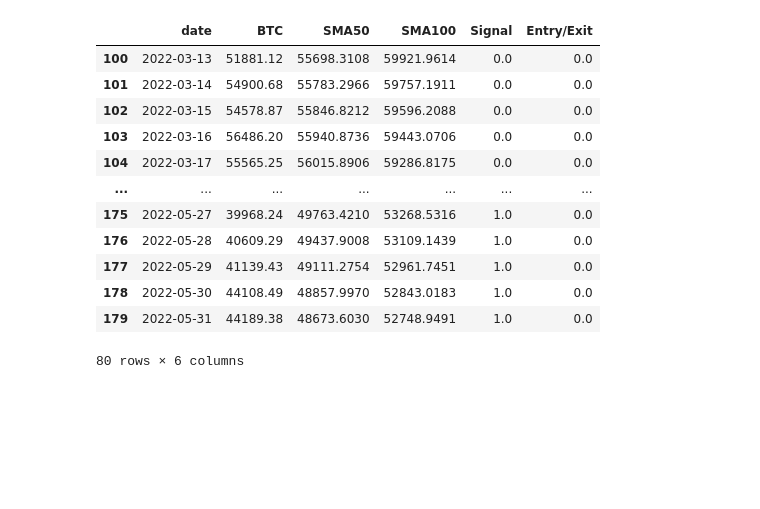
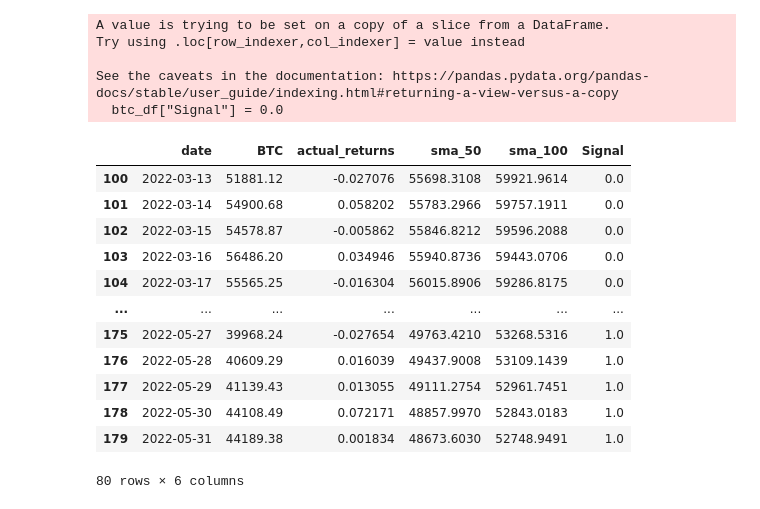
Before and after one commit to SamRoberts995/Project2_ML, a Jupyter notebook: Coding/Crypto_Algo.ipynb, the cells around one changed output. Cells and saved outputs as stored; diff of their text form; code cells hidden in the pictures; blank space fills up the shorter version.

```diff
--- a/Coding/Crypto_Algo.ipynb
+++ b/Coding/Crypto_Algo.ipynb
@@ -65,0 +19,7 @@ See the caveats in the documentation: https://pandas.pydata.org/pandas-docs/stab
+# %%
+# Create new DF
+btc_df = crypto_df[['date', 'BTC']]
+
+# Calculate the hourly returns using the closing prices and the pct_change function
+btc_df["actual_returns"] = btc_df["BTC"].pct_change()
+btc_df = btc_df.dropna()
@@ -65,0 +32,9 @@ See the caveats in the documentation: https://pandas.pydata.org/pandas-docs/stab
+# %%
+# Define a window size of 50 & 100
+short_window = 50
+long_window = 100
+
+# Create a simple moving average (SMA) using the short_window and assign this to a new columns called sma_fast
+btc_df["sma_50"] = btc_df["BTC"].rolling(window=short_window).mean()
+btc_df["sma_100"] = btc_df["BTC"].rolling(window=long_window).mean()
+btc_df = btc_df.dropna()
@@ -66,27 +52,35 @@ See the caveats in the documentation: https://pandas.pydata.org/pandas-docs/stab
 # %%
+# Create a new column in the btc_df called signal setting its value to zero.
+btc_df["Signal"] = 0.0
+
 # Generate the trading signal 0 or 1,
 # where 1 is the short-window (SMA50) is less than the long-window (SMA100)
 btc_df["Signal"][short_window:] = np.where(
-    btc_df["SMA50"][short_window:] < btc_df["SMA100"][short_window:], 1.0, 0.0
+    btc_df["sma_50"][short_window:] < btc_df["sma_100"][short_window:], 1.0, 0.0
 )
 
 # Review the DataFrame
 btc_df = btc_df.dropna()
 btc_df
 # %% [output]
+A value is trying to be set on a copy of a slice from a DataFrame.
+Try using .loc[row_indexer,col_indexer] = value instead
+
+See the caveats in the documentation: https://pandas.pydata.org/pandas-docs/stable/user_guide/indexing.html#returning-a-view-versus-a-copy
+  btc_df["Signal"] = 0.0
-|  | date | BTC | SMA50 | SMA100 | Signal | Entry/Exit |
-| 100 | 2022-03-13 | 51881.12 | 55698.3108 | 59921.9614 | 0.0 | 0.0 |
-| 101 | 2022-03-14 | 54900.68 | 55783.2966 | 59757.1911 | 0.0 | 0.0 |
-| 102 | 2022-03-15 | 54578.87 | 55846.8212 | 59596.2088 | 0.0 | 0.0 |
-| 103 | 2022-03-16 | 56486.20 | 55940.8736 | 59443.0706 | 0.0 | 0.0 |
-| 104 | 2022-03-17 | 55565.25 | 56015.8906 | 59286.8175 | 0.0 | 0.0 |
+|  | date | BTC | actual_returns | sma_50 | sma_100 | Signal |
+| 100 | 2022-03-13 | 51881.12 | -0.027076 | 55698.3108 | 59921.9614 | 0.0 |
+| 101 | 2022-03-14 | 54900.68 | 0.058202 | 55783.2966 | 59757.1911 | 0.0 |
+| 102 | 2022-03-15 | 54578.87 | -0.005862 | 55846.8212 | 59596.2088 | 0.0 |
+| 103 | 2022-03-16 | 56486.20 | 0.034946 | 55940.8736 | 59443.0706 | 0.0 |
+| 104 | 2022-03-17 | 55565.25 | -0.016304 | 56015.8906 | 59286.8175 | 0.0 |
 | ... | ... | ... | ... | ... | ... | ... |
-| 175 | 2022-05-27 | 39968.24 | 49763.4210 | 53268.5316 | 1.0 | 0.0 |
-| 176 | 2022-05-28 | 40609.29 | 49437.9008 | 53109.1439 | 1.0 | 0.0 |
-| 177 | 2022-05-29 | 41139.43 | 49111.2754 | 52961.7451 | 1.0 | 0.0 |
-| 178 | 2022-05-30 | 44108.49 | 48857.9970 | 52843.0183 | 1.0 | 0.0 |
-| 179 | 2022-05-31 | 44189.38 | 48673.6030 | 52748.9491 | 1.0 | 0.0 |
+| 175 | 2022-05-27 | 39968.24 | -0.027654 | 49763.4210 | 53268.5316 | 1.0 |
+| 176 | 2022-05-28 | 40609.29 | 0.016039 | 49437.9008 | 53109.1439 | 1.0 |
+| 177 | 2022-05-29 | 41139.43 | 0.013055 | 49111.2754 | 52961.7451 | 1.0 |
+| 178 | 2022-05-30 | 44108.49 | 0.072171 | 48857.9970 | 52843.0183 | 1.0 |
+| 179 | 2022-05-31 | 44189.38 | 0.001834 | 48673.6030 | 52748.9491 | 1.0 |
-80 rows × 6 columns
+80 rows × 6 columns
 # %%
 # Calculate the points in time when the Signal value changes
 # Identify trade entry (1) and exit (-1) points
```
Also changed, not shown: parts of 13 cells of this notebook.
